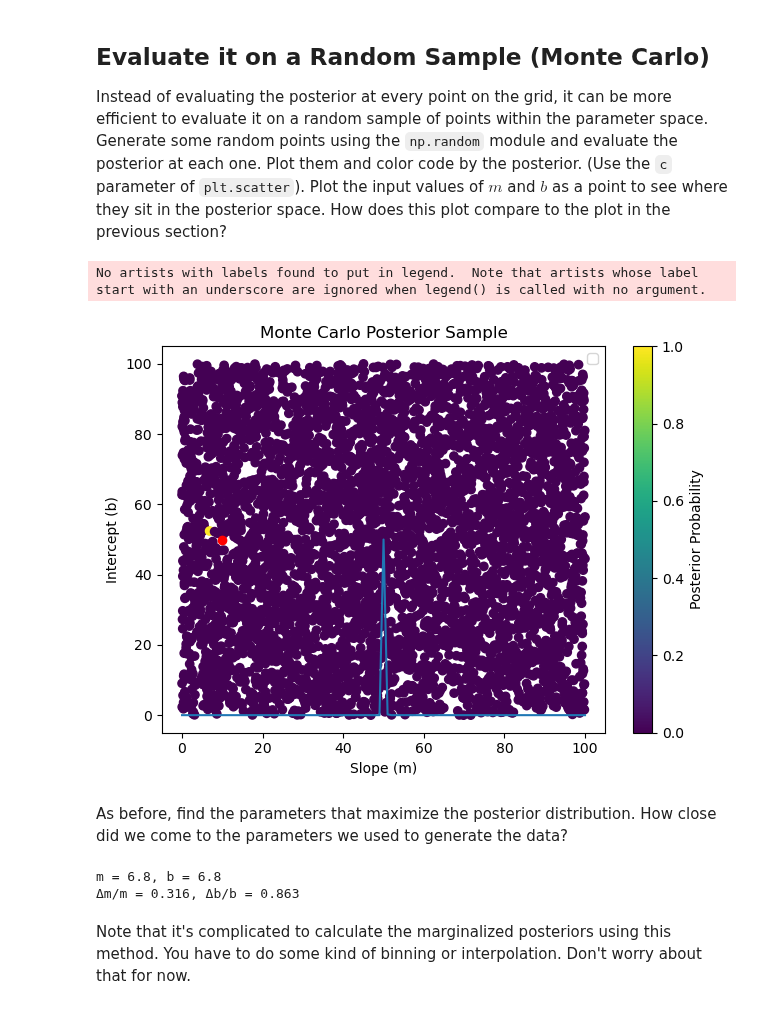
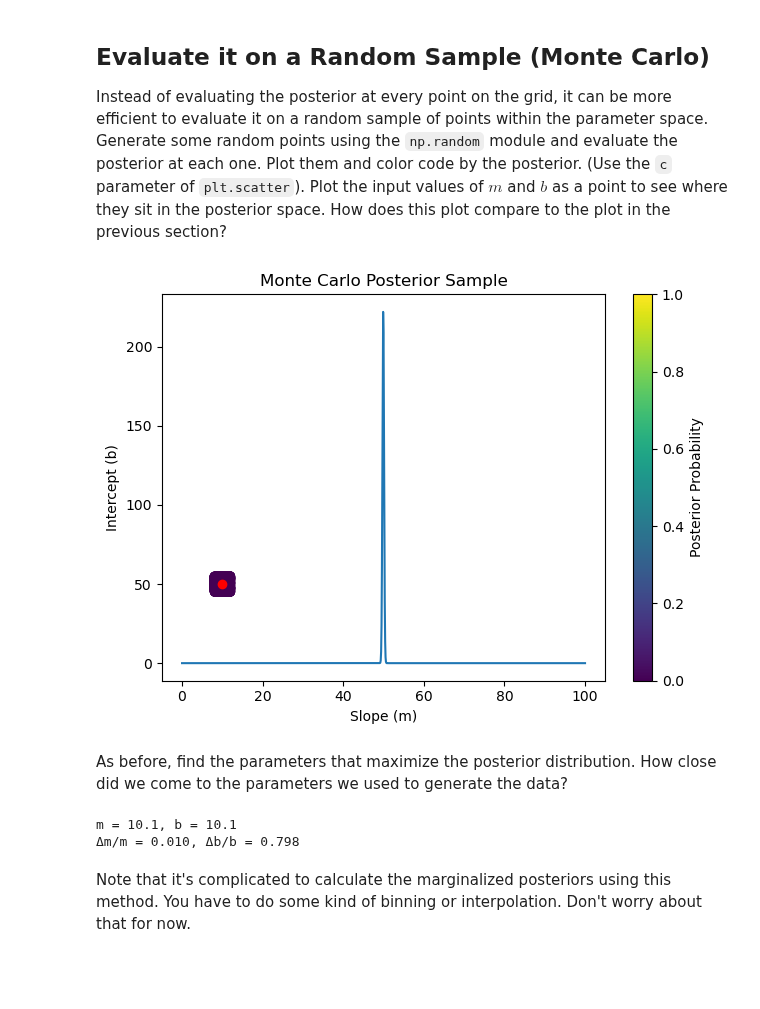
Before and after one commit to ASTR154/bayesian-statistics, a Jupyter notebook: monte_carlo_line_fitting.ipynb, the cells around one changed output. Saved outputs shown, nothing was run; the diff lists cells and outputs as text; code cells hidden in the pictures; blank space fills up the shorter version.

```diff
--- a/monte_carlo_line_fitting.ipynb
+++ b/monte_carlo_line_fitting.ipynb
@@ -136,7 +136,7 @@ def log_posterior(theta, x, y, dy):
 ## Evaluate it on a Grid
 Now that you have defined `log_posterior`, produce a grid of $m$ and $b$ values, and evaluate the posterior at each point on the grid. Plot the results using `plt.contour` (contour plot) or `plt.contourf` (filled contour plot). Plot the input values of $m$ and $b$ as a point to see where they sit in the posterior space.
 # %%
-grid_spacing = 1.
+grid_spacing = 0.1
 
 # parameter ranges for slope and intercept
 m_range = np.arange(0., 100. + grid_spacing, grid_spacing)
@@ -228,33 +228,33 @@ Instead of evaluating the posterior at every point on the grid, it can be more e
 # %%
 N = 5000 # random number
 
-m_random = np.random.uniform(0, 100, N)
-b_random = np.random.uniform(0, 100, N)
+m_random = np.random.uniform(8, 12, N)
+b_random = np.random.uniform(45, 55, N)
 
 theta_random = np.stack([m_random, b_random], axis=-1)
 
 posterior_random_log = np.array([log_posterior(theta, x, y, dy) for theta in theta_random])
 
 posterior_random = np.exp(posterior_random_log - np.max(posterior_random_log))
 
 sc = plt.scatter(m_random, b_random, c=posterior_random)
 plt.colorbar(sc, label='Posterior Probability')
 plt.scatter(10, 50, color='red')
-plt.legend()
+
 plt.plot(b_range, posterior_marginalized_b)
 plt.xlabel('Slope (m)')
 plt.ylabel('Intercept (b)')
 plt.title('Monte Carlo Posterior Sample')
 plt.tight_layout()
 plt.show()
 # %% [output]
-No artists with labels found to put in legend.  Note that artists whose label start with an underscore are ignored when legend() is called with no argument.
-[figure, old version]
+[figure, new version]
 # %% [markdown]
 As before, find the parameters that maximize the posterior distribution. How close did we come to the parameters we used to generate the data?
 # %%
 # Find the index of the sample where the posterior is maximised --> what m and b is this?
 i_max = np.argmax(posterior_random)
+
 m_infer = m_random[i_max]
 b_infer = m_random[i_max]
 print(f'm = {m_infer:.1f}, b = {b_infer:.1f}')
@@ -264,8 +264,8 @@ m_frac_err = abs(m_infer - 10.0) / 10.0
 b_frac_err = abs(b_infer - 50.0) / 50.0
 print(f'Δm/m = {m_frac_err:.3f}, Δb/b = {b_frac_err:.3f}')
 # %% [output]
-m = 6.8, b = 6.8
-Δm/m = 0.316, Δb/b = 0.863
+m = 10.1, b = 10.1
+Δm/m = 0.010, Δb/b = 0.798
 # %% [markdown]
 Note that it's complicated to calculate the marginalized posteriors using this method. You have to do some kind of binning or interpolation. Don't worry about that for now.
 # %% [markdown]
```
Also changed, not shown: parts of 5 cells of this notebook.
